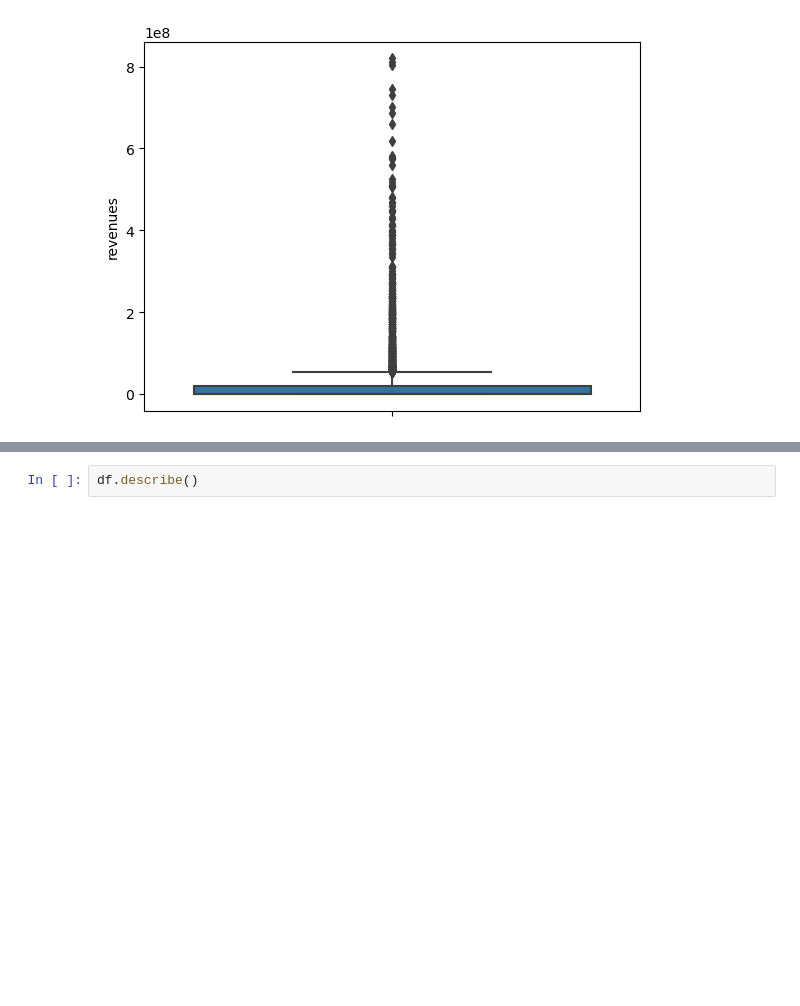
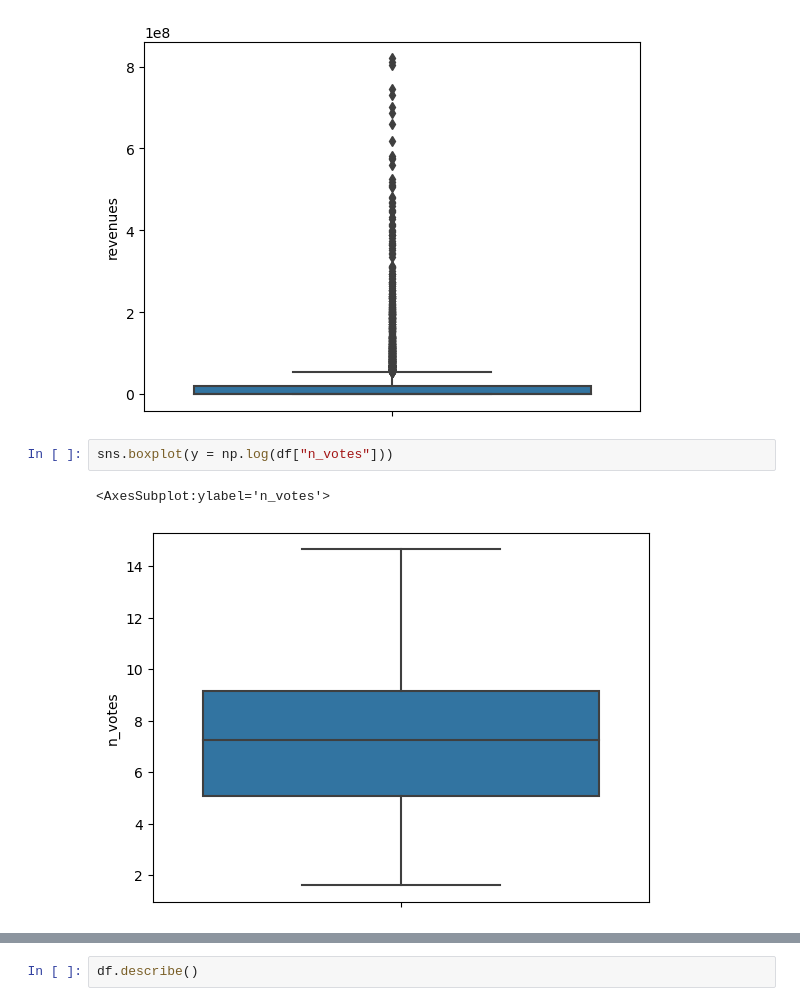
Before and after one commit to Mathieu-R/lelec2870-movie-revenue-prediction, a Jupyter notebook: movie-revenue-prediction.ipynb, the cells around one changed output, grey strips where cells are left out. Cells and saved outputs as stored; diff of their text form; blank space fills up the shorter version.

```diff
--- a/movie-revenue-prediction.ipynb
+++ b/movie-revenue-prediction.ipynb
@@ -382,3 +395,8 @@ sns.boxplot(y = df["revenues"])
 # %% [output]
 <AxesSubplot:ylabel='revenues'>
 [figure]
+# %%
+sns.boxplot(y = np.log(df["n_votes"]))
+# %% [output]
+<AxesSubplot:ylabel='n_votes'>
+[figure, added]
```
Also changed, not shown: parts of 11 cells of this notebook.
